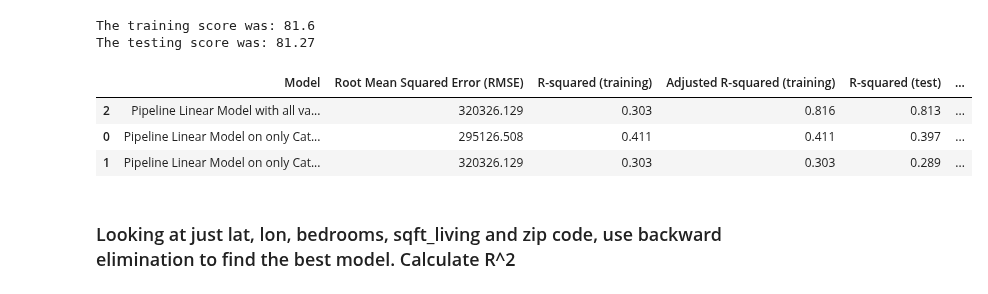
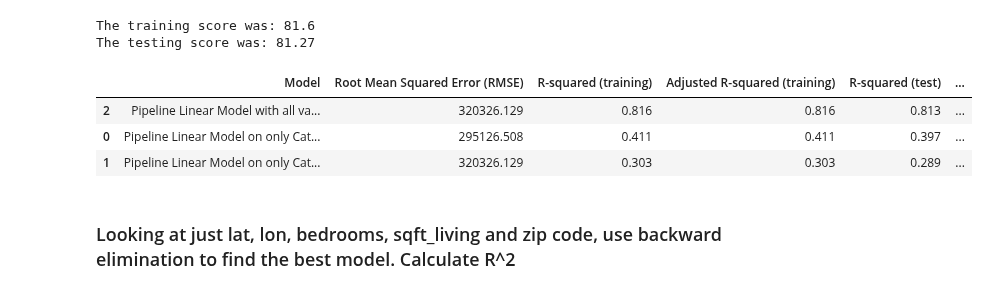
Before and after one commit to DuncanFerguson/GITHUB_REPOSITORY, a Jupyter notebook: DU_MSDS/Data Science Tools 2/HW8/homework8_Duncan_Ferguson.ipynb, the cells around one changed output. Drawn from its saved outputs; the diff is of its cells as text; code cells hidden in the pictures.

```diff
--- a/DU_MSDS/Data Science Tools 2/HW8/homework8_Duncan_Ferguson.ipynb
+++ b/DU_MSDS/Data Science Tools 2/HW8/homework8_Duncan_Ferguson.ipynb
@@ -417,28 +417,28 @@ The testing score was: 81.27
 # %%
 #Let's calculate the Root Mean Squared Error on the test data
 pred3 = pipe2.predict(X_test3)
 
 # Calculating the RMSE
 rmse3 = float(format(np.sqrt(metrics.mean_squared_error(Y_test3, pred3)),'.3f'))
 
 # Calculating R-squared value for the training data set :
-rtr3 = float(format(pipe2.score(X_train3, Y_train3),'.3f'))
+rtr3 = float(format(pipe3.score(X_train3, Y_train3),'.3f'))
 
 # Calculating the adjusted R-squared value for the training data set :
 artr3 = float(format(adjustedR2(pipe3.score(X_train3, Y_train3), X_train3.shape[0],len(df.columns)-1),'.3f'))
 
 # Calculating the R-squared value for the test data set :
 rte3 = float(format(pipe3.score(X_test3, Y_test3),'.3f'))
 
 # Calculating the adjusted R-squared value for the test data set :
 arte3 = float(format(adjustedR2(pipe3.score(X_test3, Y_test3), X_test3.shape[0],len(df.columns)-1),'.3f'))
 
 r = evaluation.shape[0]
 evaluation.loc[r] = ['Pipeline Linear Model with all variables, zip+lon+lat as cat',rmse3, rtr3, artr3, rte3, arte3]
 evaluation.sort_values(by = 'R-squared (test)', ascending=False)
 # %% [output]
 |  | Model | Root Mean Squared Error (RMSE) | R-squared (training) | Adjusted R-squared (training) | R-squared (test) | ... |
-| 2 | Pipeline Linear Model with all va... | 320326.129 | 0.303 | 0.816 | 0.813 | ... |
+| 2 | Pipeline Linear Model with all va... | 320326.129 | 0.816 | 0.816 | 0.813 | ... |
 | 0 | Pipeline Linear Model on only Cat... | 295126.508 | 0.411 | 0.411 | 0.397 | ... |
 | 1 | Pipeline Linear Model on only Cat... | 320326.129 | 0.303 | 0.303 | 0.289 | ... |
 # %% [markdown]
```
Also changed, not shown: parts of 4 cells of this notebook.
